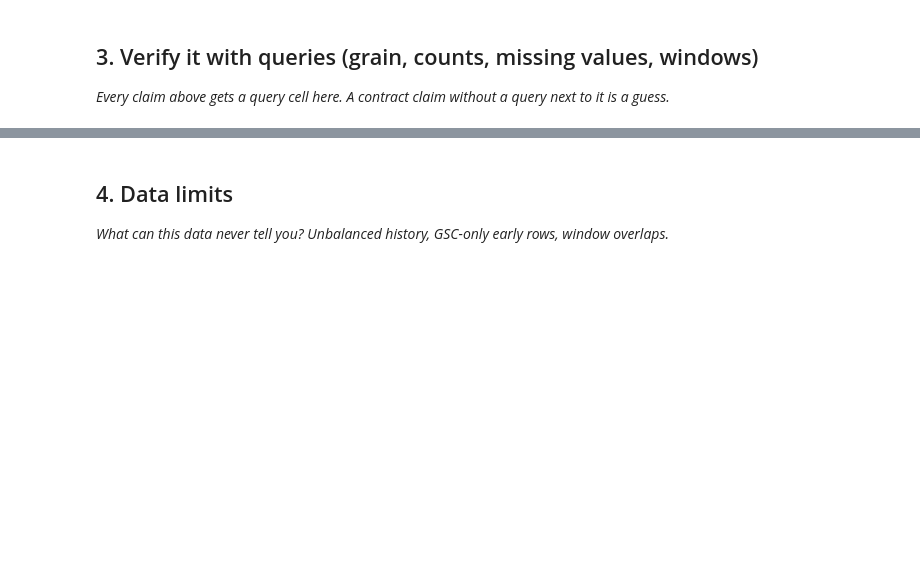
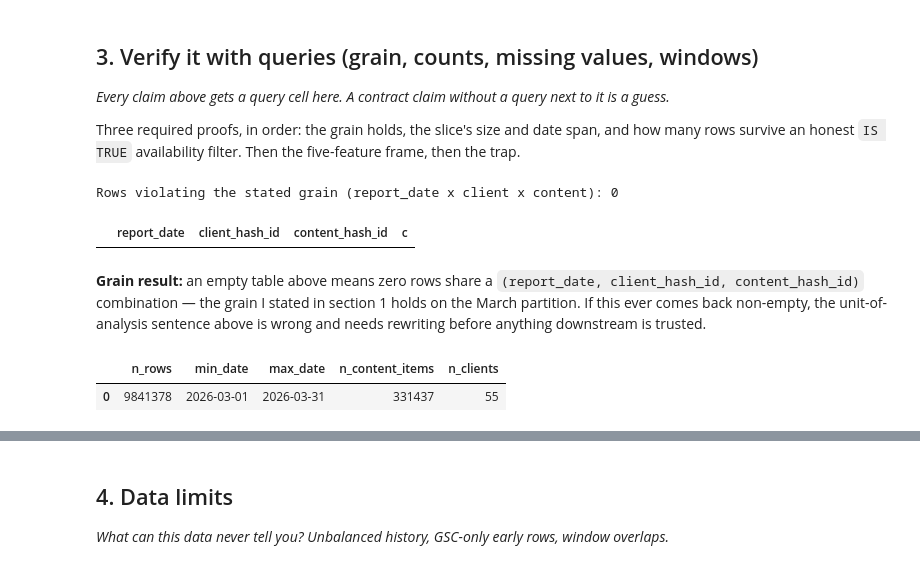
Before and after one commit to ART001-coder/flyrank-ml-internship, a Jupyter notebook: work/notebooks/w03_data_contract.ipynb, the cells around one changed output, grey strips where cells are left out. Drawn from its saved outputs; the diff is of its cells as text; code cells hidden in the pictures; blank space fills up the shorter version.

```diff
--- a/work/notebooks/w03_data_contract.ipynb
+++ b/work/notebooks/w03_data_contract.ipynb
@@ -24,3 +121,6 @@ This skeleton is yours to fill. Work the sections **in order** — each one has
 ## 3. Verify it with queries (grain, counts, missing values, windows)
 
 *Every claim above gets a query cell here. A contract claim without a query next to it is a guess.*
+
+Three required proofs, in order: the grain holds, the slice's size and date span, and how many
+rows survive an honest `IS TRUE` availability filter. Then the five-feature frame, then the trap.
@@ -29,0 +127,36 @@ This skeleton is yours to fill. Work the sections **in order** — each one has
+# %%
+# ---- Proof 1: grain. One row really is report_date x client x content. ----
+grain_check = con.sql(f"""
+    SELECT report_date, client_hash_id, content_hash_id, COUNT(*) AS c
+    FROM {TABLES['fact_daily_march']}
+    GROUP BY 1, 2, 3
+    HAVING COUNT(*) > 1
+    LIMIT 5
+""").df()
+
+print(f"Rows violating the stated grain (report_date x client x content): {len(grain_check)}")
+grain_check
+# %% [output]
+Rows violating the stated grain (report_date x client x content): 0
+|  | report_date | client_hash_id | content_hash_id | c |
+# %% [markdown]
+**Grain result:** an empty table above means zero rows share a `(report_date, client_hash_id,
+content_hash_id)` combination — the grain I stated in section 1 holds on the March partition. If
+this ever comes back non-empty, the unit-of-analysis sentence above is wrong and needs rewriting
+before anything downstream is trusted.
+# %%
+# ---- Proof 2: the lane's slice size and date span for March. ----
+slice_summary = con.sql(f"""
+    SELECT
+        COUNT(*)                        AS n_rows,
+        MIN(report_date)                AS min_date,
+        MAX(report_date)                AS max_date,
+        COUNT(DISTINCT content_hash_id) AS n_content_items,
+        COUNT(DISTINCT client_hash_id)  AS n_clients
+    FROM {TABLES['fact_daily_march']}
+""").df()
+
+slice_summary
+# %% [output]
+|  | n_rows | min_date | max_date | n_content_items | n_clients |
+| 0 | 9841378 | 2026-03-01 | 2026-03-31 | 331437 | 55 |
```
Also changed, not shown: parts of 28 cells of this notebook.
